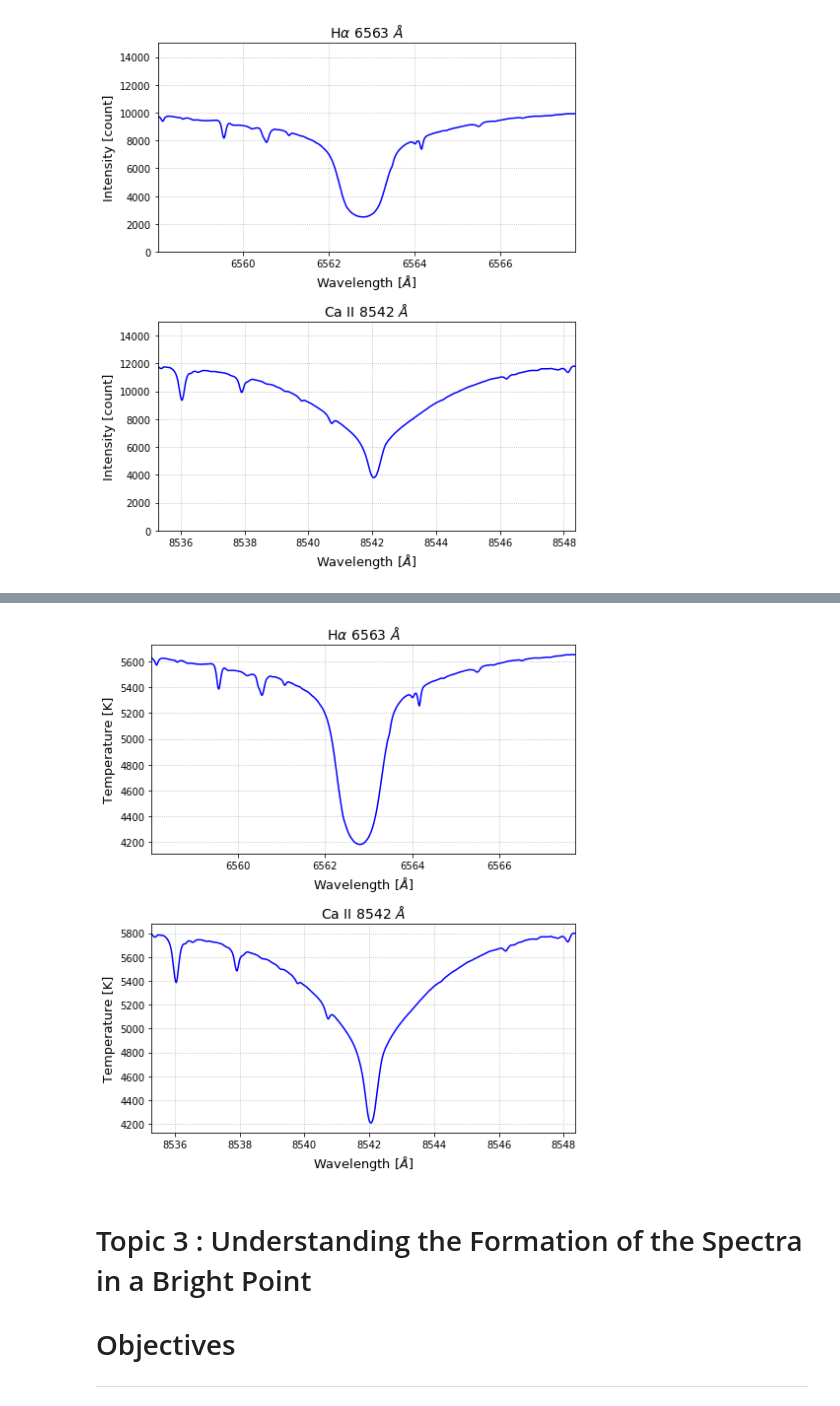
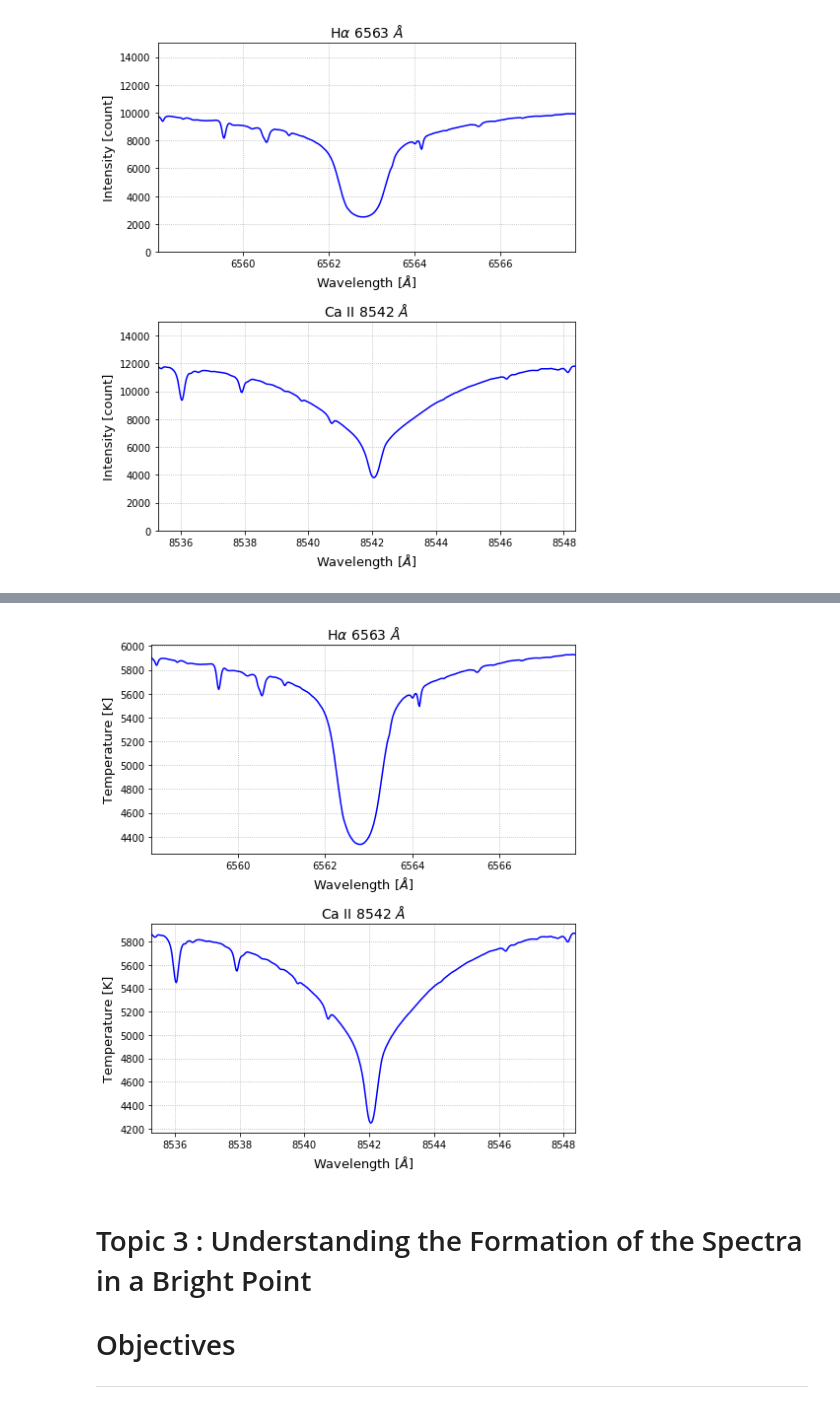
Before and after one commit to guidesk/lab2, a Jupyter notebook: lab_project_2.ipynb, the cells around one changed output, grey strips where cells are left out. Saved outputs shown, nothing was run; the diff lists cells and outputs as text; code cells hidden in the pictures.

```diff
--- a/lab_project_2.ipynb
+++ b/lab_project_2.ipynb
@@ -135,8 +135,8 @@ def interpolation(x, y, y_crit):
 # Draw Specific Intensity with CGS unit
 
 # referring to Allen's Astronomical Quantities, the values of continuum intensity
-Ic_Ha = 2.41 # [1e6 erg/s/cm^2/str/A]
-Ic_Ca = 1.71 # [1e6 erg/s/cm^2/str/A]
+Ic_Ha = 2.90 # [1e6 erg/s/cm^2/str/A]
+Ic_Ca = 1.775 # [1e6 erg/s/cm^2/str/A]
 
 # calibrate intensity in CGS unit
 wv_ref_Ha = Ha.wvRef + 4.5
@@ -194,31 +194,32 @@ def Temperature(wv, I):
 # %%
 # Calculate T1 using Inverse Planck function
 T1_Ha = Temperature(Ha.wv, Ha.refProfile*k_Ha)
 T1_Ca = Temperature(Ca.wv, Ca.refProfile*k_Ca)
 
 # set figures
 fig, ax = plt.subplots(2,1, figsize=(7,8))
 tsize = 14 #title size
 fsize = 13 #font size
 
 ax[0].plot(Ha.wv, T1_Ha, 'b')
+ax[0].hlines()
 ax[0].set_xlim(Ha.wv.min(), Ha.wv.max())
-#ax[0].set_ylim(0, 3)
+ax[0].set_ylim(4000, 6000)
 ax[0].set_title(r'H$\alpha$ 6563 $\AA$', fontsize=tsize)
 ax[0].set_xlabel(r'Wavelength [$\AA$]', fontsize=fsize)
 ax[0].set_ylabel('Temperature [K]', fontsize=fsize)
 ax[0].grid(ls=':')
 
 ax[1].plot(Ca.wv, T1_Ca, 'b')
 ax[1].set_xlim(Ca.wv.min(), Ca.wv.max())
-#ax[1].set_ylim(0, 3)
+ax[1].set_ylim(4000, 6000)
 ax[1].set_title(r'Ca II 8542 $\AA$', fontsize=tsize)
 ax[1].set_xlabel(r'Wavelength [$\AA$]', fontsize=fsize)
 ax[1].set_ylabel('Temperature [K]', fontsize=fsize)
 ax[1].grid(ls=':')
 
 fig.tight_layout()
 #plt.savefig('.pdf', format='pdf', dpi=1000)
 plt.show()
 # %% [output]
-[figure, old version]
+[figure, new version]
```
Also changed, not shown: parts of 3 cells of this notebook.
